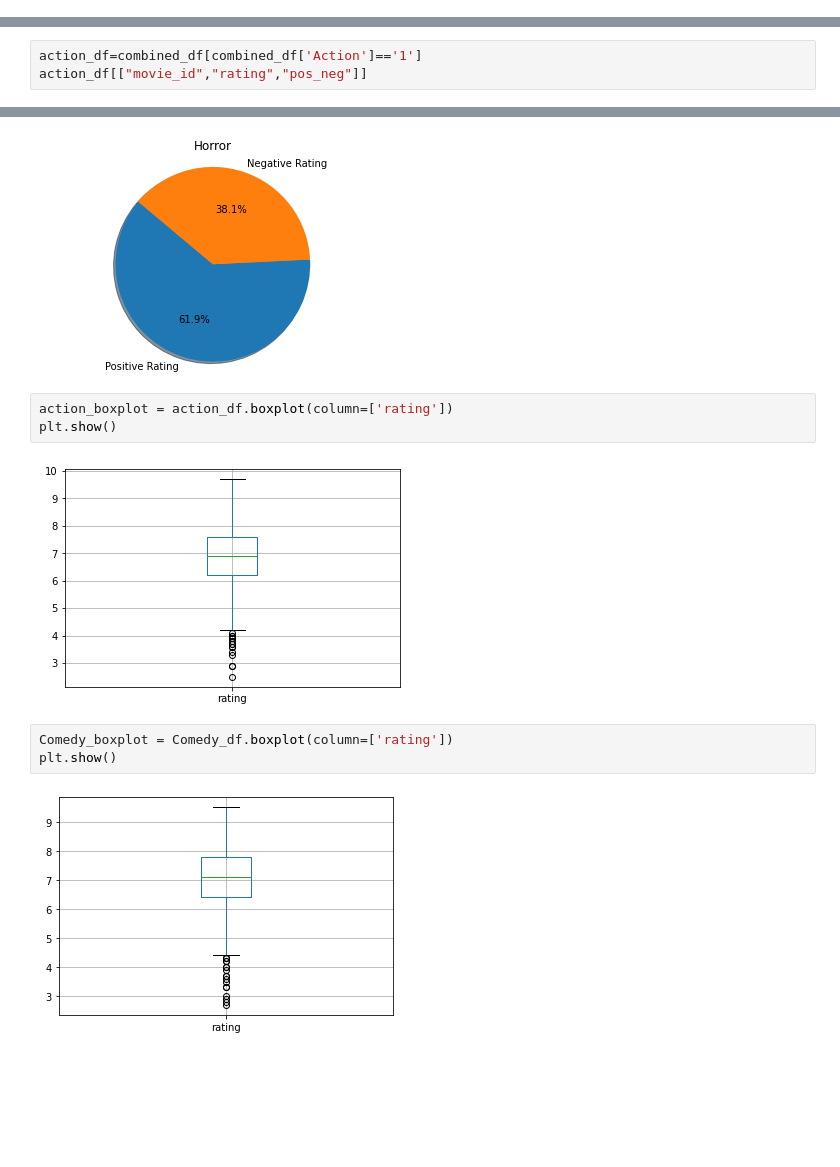
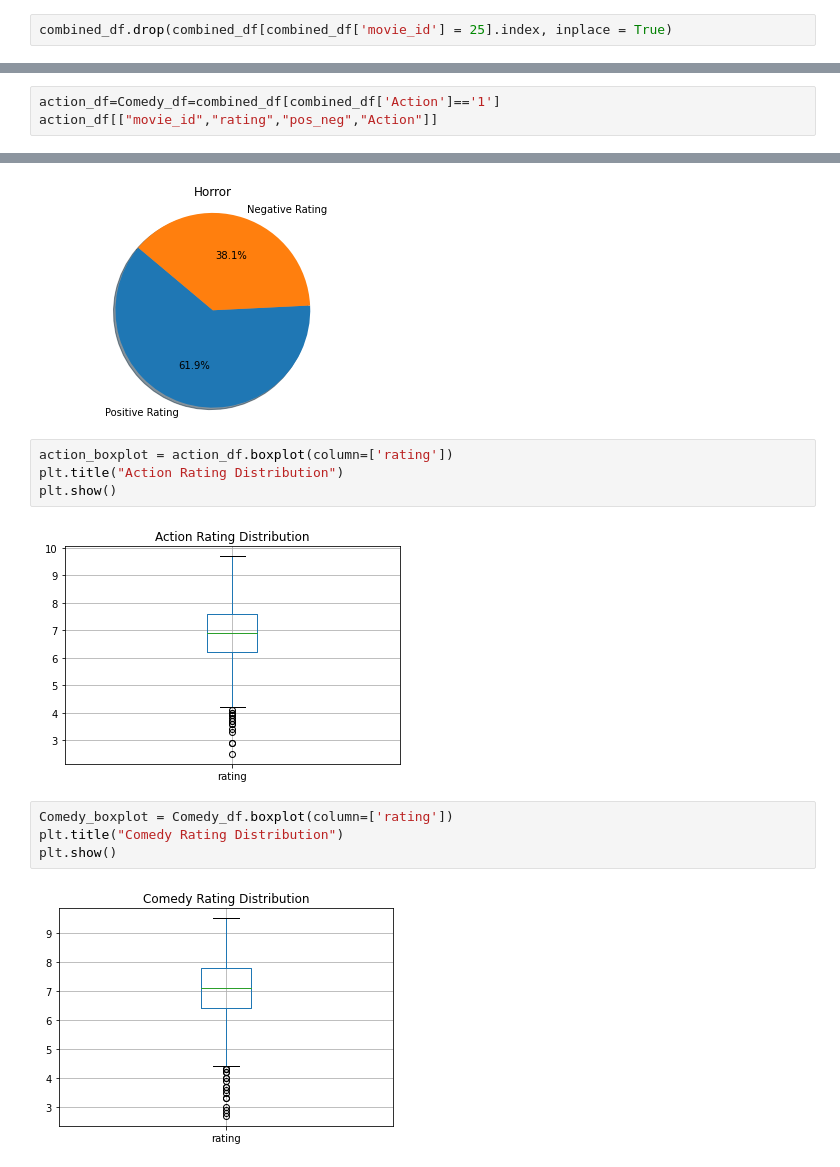
Before and after one commit to williampryor/IMDB_Machine_Learning_Sentiment_Analysis, a Jupyter notebook: Data Visulization about Movies.ipynb, the cells around one changed output, grey strips where cells are left out. Saved outputs shown, nothing was run; the diff lists cells and outputs as text; blank space fills up the shorter version.

```diff
--- a/Data Visulization about Movies.ipynb
+++ b/Data Visulization about Movies.ipynb
@@ -100,0 +95,2 @@ whole_df
+# %%
+combined_df.drop(combined_df[combined_df['movie_id'] = 25].index, inplace = True)
@@ -101,4 +106,4 @@ whole_df
 # %%
-action_df=combined_df[combined_df['Action']=='1']
-action_df[["movie_id","rating","pos_neg"]]
+action_df=Comedy_df=combined_df[combined_df['Action']=='1']
+action_df[["movie_id","rating","pos_neg","Action"]]
 # %% [output]
@@ -259,13 +264,15 @@ plt.show()
 [figure]
 # %%
 action_boxplot = action_df.boxplot(column=['rating'])
+plt.title("Action Rating Distribution")
 plt.show()
 # %% [output]
-[figure, old version]
+[figure, new version]
 # %%
 Comedy_boxplot = Comedy_df.boxplot(column=['rating'])
+plt.title("Comedy Rating Distribution")
 plt.show()
 # %% [output]
-[figure, old version]
+[figure, new version]
 # %%
 Drama_boxplot = Drama_df.boxplot(column=['rating'])
```
Also changed, not shown: parts of 44 cells of this notebook.
